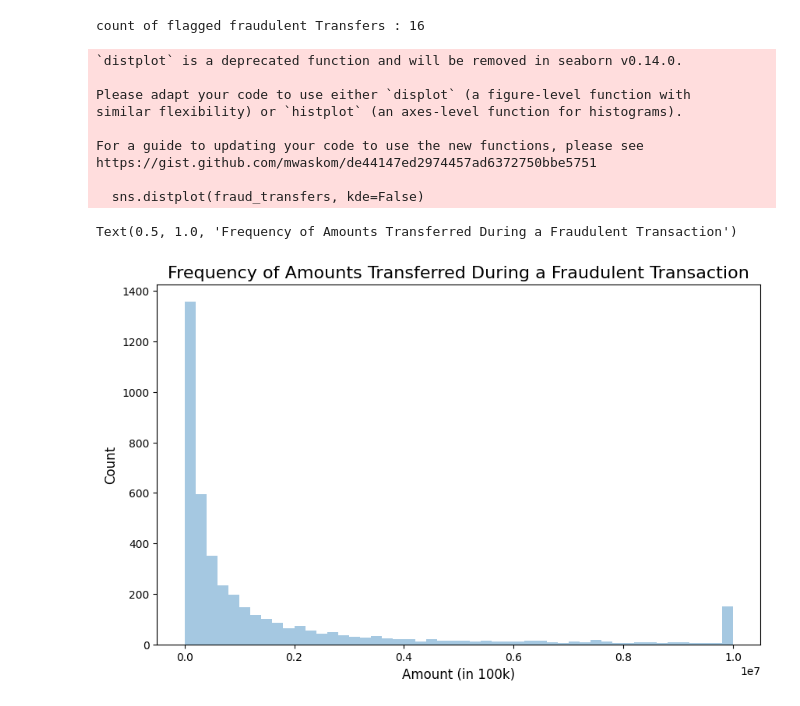
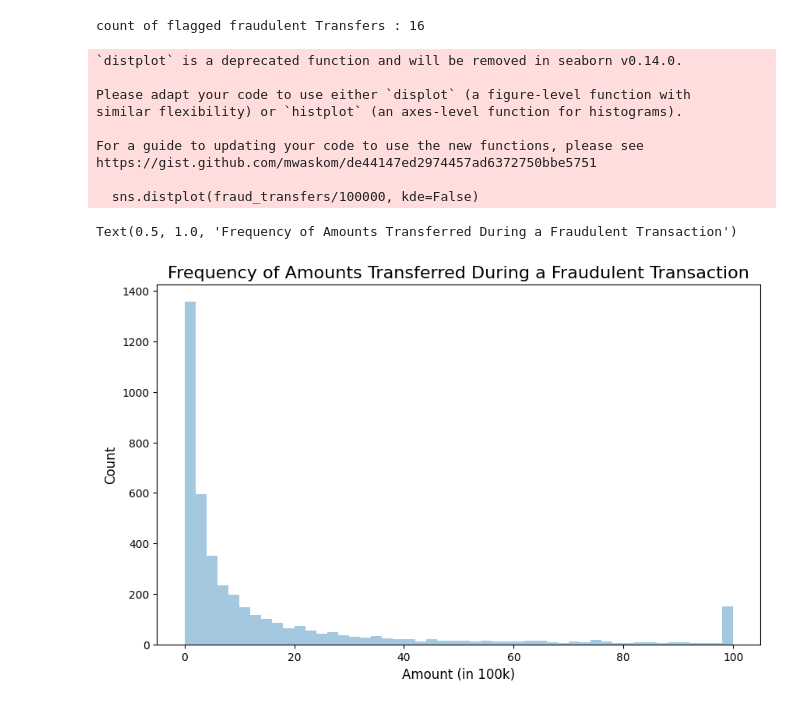
Before and after one commit to navyabhatgit/AnomalyDetection, a Jupyter notebook: Detection.ipynb, the cells around one changed output. Cells and saved outputs as stored; diff of their text form; code cells hidden in the pictures.

```diff
--- a/Detection.ipynb
+++ b/Detection.ipynb
@@ -287,25 +301,24 @@ count of flagged fraudulent Transfers : 16
 # %%
 # plot the frequency of amounts transferred during a fraudulent transaction (scale be in 100k)
 
 fraud_transfers = data.loc[(data['type']=='TRANSFER') & (data['isFraud']==1)]['amount']
-raud_transfers = fraud_transfers/100000
 plt.figure(figsize=(10, 6))
-sns.distplot(fraud_transfers, kde=False)
+sns.distplot(fraud_transfers/100000, kde=False)
 plt.ylabel('Count', fontsize=12)
 plt.xlabel('Amount (in 100k)', fontsize=12)
 plt.title('Frequency of Amounts Transferred During a Fraudulent Transaction', fontsize=16)
 # %% [output]
 `distplot` is a deprecated function and will be removed in seaborn v0.14.0.
 
 Please adapt your code to use either `displot` (a figure-level function with
 similar flexibility) or `histplot` (an axes-level function for histograms).
 
 For a guide to updating your code to use the new functions, please see
 https://gist.github.com/mwaskom/de44147ed2974457ad6372750bbe5751
 
-  sns.distplot(fraud_transfers, kde=False)
+  sns.distplot(fraud_transfers/100000, kde=False)
 Text(0.5, 1.0, 'Frequency of Amounts Transferred During a Fraudulent Transaction')
-[figure, old version]
+[figure, new version]
 # %%
 # plot the frequency of amounts chased out  during a fraudulent transaction (scale be in 100k) in orange color
 
```
Also changed, not shown: parts of 17 cells of this notebook.
